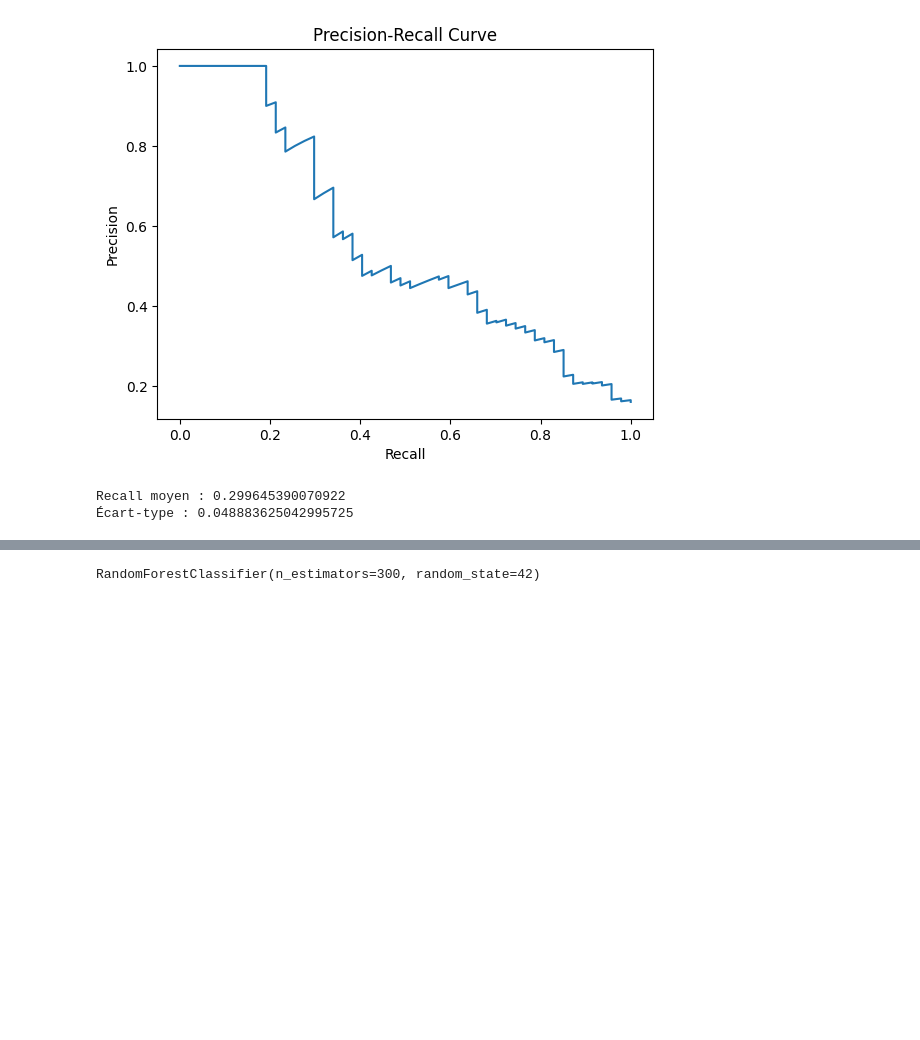
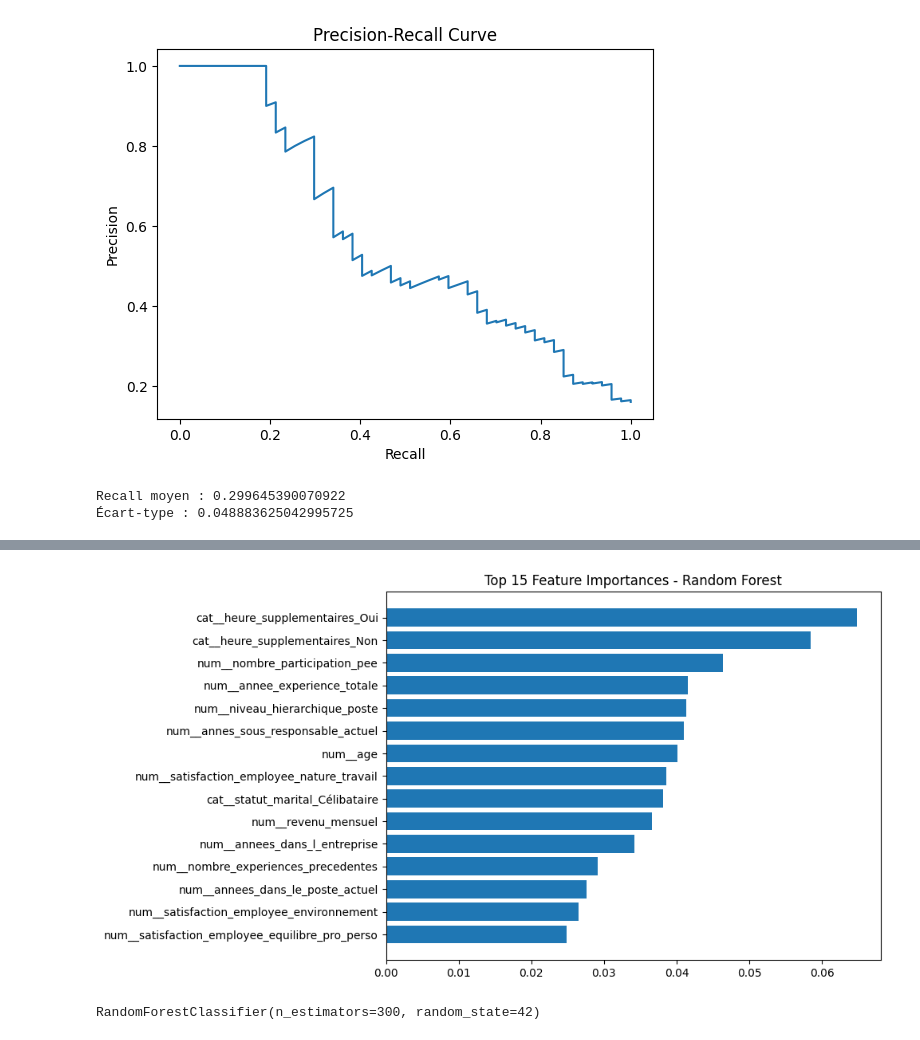
Before and after one commit to sjbl69/Technovaa, a Jupyter notebook: notebooks/02_Modeling_and_SHAP.ipynb, the cells around one changed output, grey strips where cells are left out. Cells and saved outputs as stored; diff of their text form; code cells hidden in the pictures; blank space fills up the shorter version.

```diff
--- a/notebooks/02_Modeling_and_SHAP.ipynb
+++ b/notebooks/02_Modeling_and_SHAP.ipynb
@@ -254 +331,36 @@ Recall moyen : 0.299645390070922
+# %%
+#18/ Feature importance du meilleur modèle
+
+#Objectif : Identifier les variables les plus influentes dans le modèle sélectionné.
+#Pourquoi ? La feature importance permet de comprendre quels facteurs influencent le plus le turnover.
+#Résultat : Les variables liées à la satisfaction, l’ancienneté et la distance domicile-travail apparaissent comme déterminantes.
+
+
+import pandas as pd
+import numpy as np
+import matplotlib.pyplot as plt
+
+# Récupération des importances
+rf = rf_pipeline.named_steps["model"]
+importances = rf.feature_importances_
+
+# Récupération des noms de features transformées
+feature_names = rf_pipeline.named_steps["preprocessor"].get_feature_names_out()
+
+# Création DataFrame
+feat_importances = pd.DataFrame({
+    "Feature": feature_names,
+    "Importance": importances
+}).sort_values(by="Importance", ascending=False)
+
+# Affichage top 15
+feat_importances.head(15)
+
+plt.figure(figsize=(8,6))
+plt.barh(feat_importances["Feature"][:15][::-1],
+         feat_importances["Importance"][:15][::-1])
+plt.title("Top 15 Feature Importances - Random Forest")
+plt.show()
+# %% [output]
+[figure, added]
 # %%
```
Also changed, not shown: parts of 16 cells of this notebook, 1 other file.
